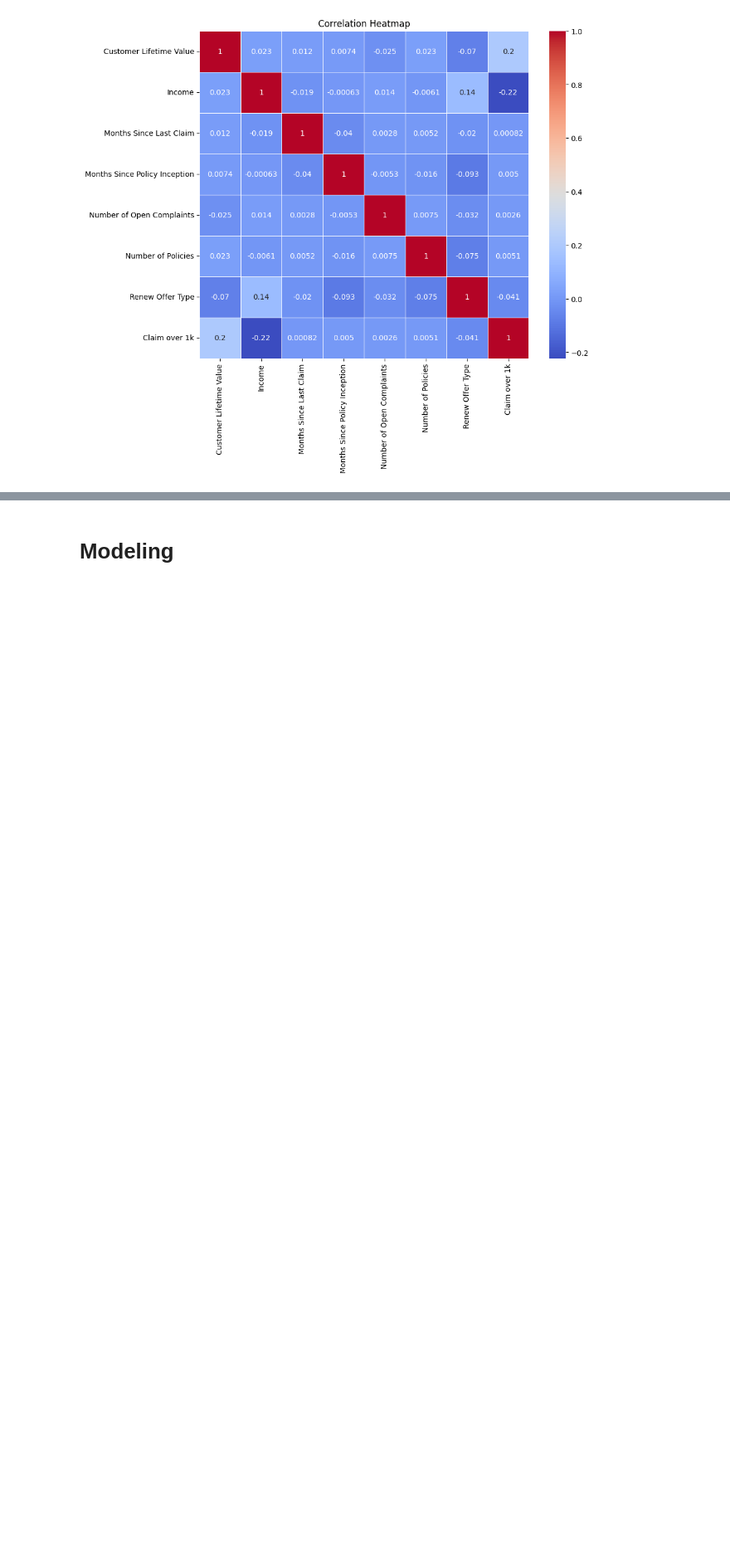
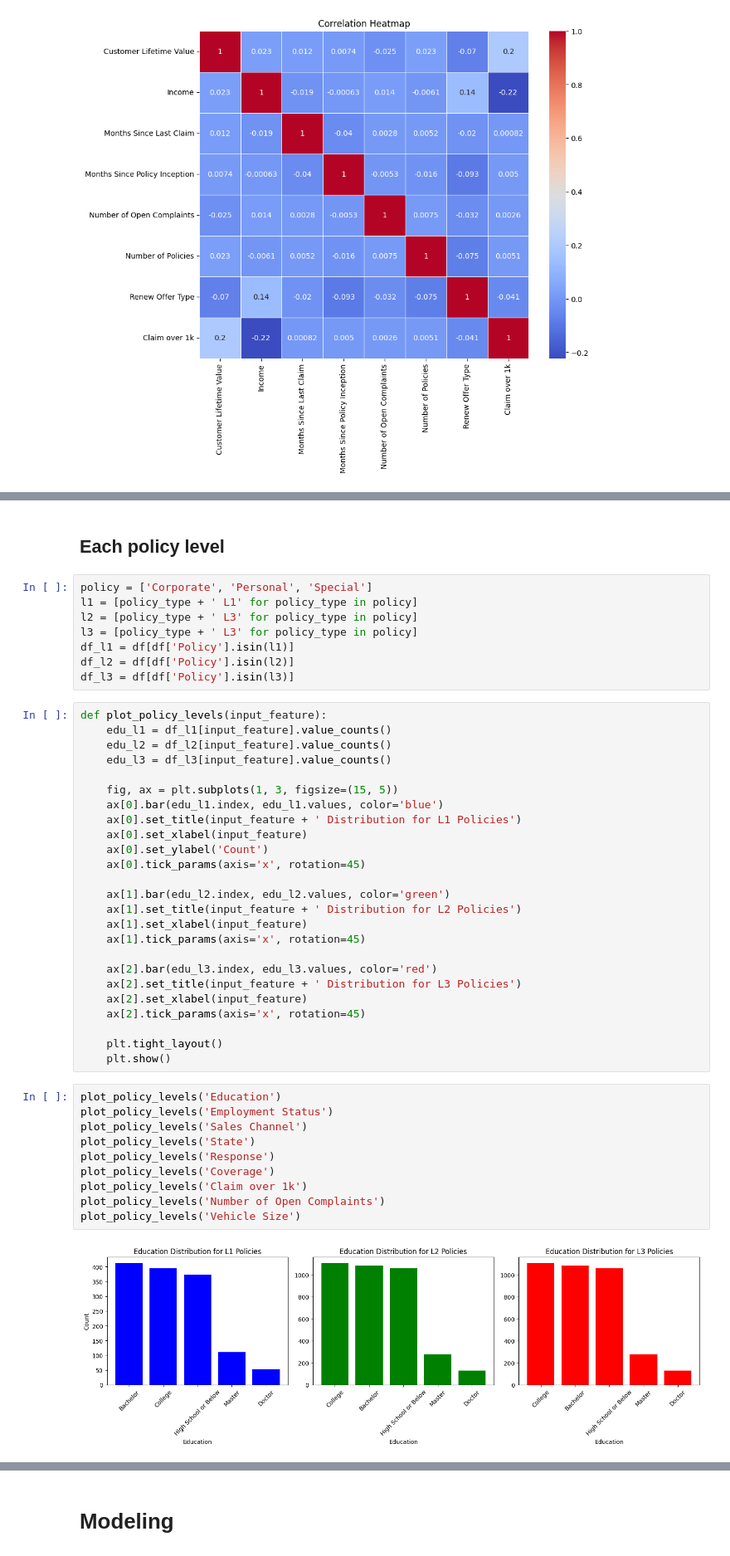
Before and after one commit to quangbui04/asna, a Jupyter notebook: asna-hackathon.ipynb, the cells around one changed output, grey strips where cells are left out. Shown at 83% size. Drawn from its saved outputs; the diff is of its cells as text; blank space fills up the shorter version.

```diff
--- a/asna-hackathon.ipynb
+++ b/asna-hackathon.ipynb
@@ -253,0 +303,47 @@ plt.show()
+# %% [markdown]
+## Each policy level
+# %%
+policy = ['Corporate', 'Personal', 'Special']
+l1 = [policy_type + ' L1' for policy_type in policy]
+l2 = [policy_type + ' L3' for policy_type in policy]
+l3 = [policy_type + ' L3' for policy_type in policy]
+df_l1 = df[df['Policy'].isin(l1)]
+df_l2 = df[df['Policy'].isin(l2)]
+df_l3 = df[df['Policy'].isin(l3)]
+# %%
+def plot_policy_levels(input_feature):
+    edu_l1 = df_l1[input_feature].value_counts()
+    edu_l2 = df_l2[input_feature].value_counts()
+    edu_l3 = df_l3[input_feature].value_counts()
+
+    fig, ax = plt.subplots(1, 3, figsize=(15, 5))
+    ax[0].bar(edu_l1.index, edu_l1.values, color='blue')
+    ax[0].set_title(input_feature + ' Distribution for L1 Policies')
+    ax[0].set_xlabel(input_feature)
+    ax[0].set_ylabel('Count')
+    ax[0].tick_params(axis='x', rotation=45)
+
+    ax[1].bar(edu_l2.index, edu_l2.values, color='green')
+    ax[1].set_title(input_feature + ' Distribution for L2 Policies')
+    ax[1].set_xlabel(input_feature)
+    ax[1].tick_params(axis='x', rotation=45)
+
+    ax[2].bar(edu_l3.index, edu_l3.values, color='red')
+    ax[2].set_title(input_feature + ' Distribution for L3 Policies')
+    ax[2].set_xlabel(input_feature)
+    ax[2].tick_params(axis='x', rotation=45)
+
+    plt.tight_layout()
+    plt.show()
+# %%
+plot_policy_levels('Education')
+plot_policy_levels('Employment Status')
+plot_policy_levels('Sales Channel')
+plot_policy_levels('State')
+plot_policy_levels('Response')
+plot_policy_levels('Coverage')
+plot_policy_levels('Claim over 1k')
+plot_policy_levels('Number of Open Complaints')
+plot_policy_levels('Vehicle Size')
+# %% [output]
+[figure, added]
```
Also changed, not shown: parts of 51 cells of this notebook.
